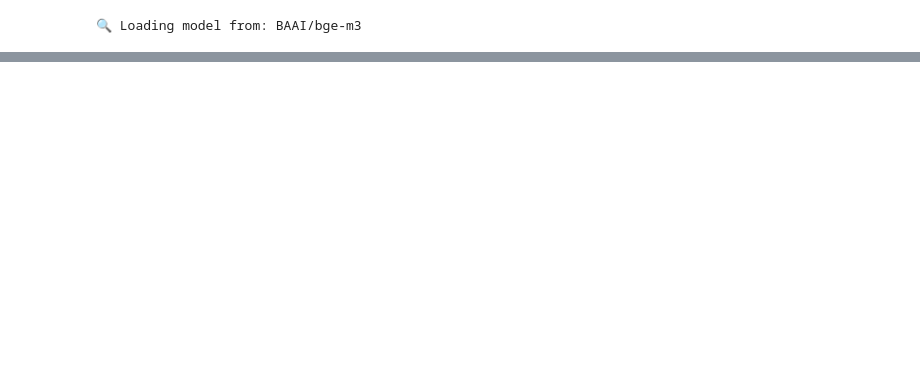
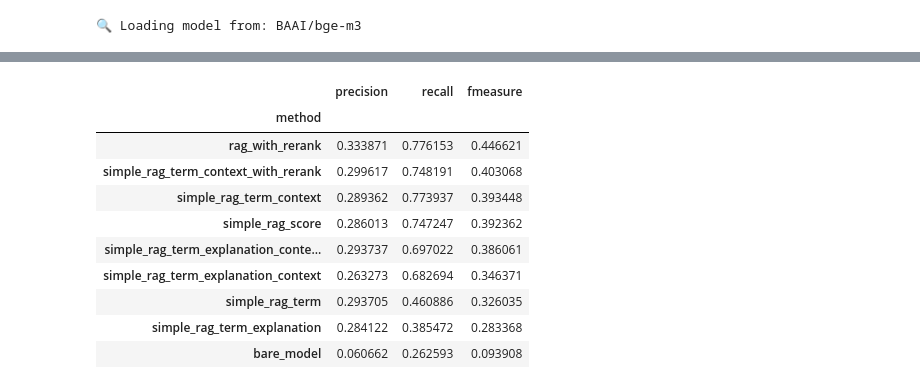
Before and after one commit to datanooblol/broai-arai, a Jupyter notebook: backend/02-onlineflow.ipynb, the cells around one changed output, grey strips where cells are left out. Cells and saved outputs as stored; diff of their text form; code cells hidden in the pictures; blank space fills up the shorter version.

```diff
--- a/backend/02-onlineflow.ipynb
+++ b/backend/02-onlineflow.ipynb
@@ -345,0 +462,20 @@ I couldn't find any information about "DiscoVLA." However, I found that VLA stan
+# %%
+question_type = [obj for idx, obj in enumerate(trainset) if obj['type']!='acronym']
+mask = experiments['question'].isin([qt['question'] for qt in question_type])
+experiments.loc[mask,:].groupby('method').agg(
+    precision=pd.NamedAgg(column='precision', aggfunc='mean'),
+    recall=pd.NamedAgg(column='recall', aggfunc='mean'),
+    fmeasure=pd.NamedAgg(column='fmeasure', aggfunc='mean'),
+).sort_values("fmeasure", ascending=False)
+# %% [output]
+|  | precision | recall | fmeasure |
+| method |  |  |  |
+| rag_with_rerank | 0.333871 | 0.776153 | 0.446621 |
+| simple_rag_term_context_with_rerank | 0.299617 | 0.748191 | 0.403068 |
+| simple_rag_term_context | 0.289362 | 0.773937 | 0.393448 |
+| simple_rag_score | 0.286013 | 0.747247 | 0.392362 |
+| simple_rag_term_explanation_conte... | 0.293737 | 0.697022 | 0.386061 |
+| simple_rag_term_explanation_context | 0.263273 | 0.682694 | 0.346371 |
+| simple_rag_term | 0.293705 | 0.460886 | 0.326035 |
+| simple_rag_term_explanation | 0.284122 | 0.385472 | 0.283368 |
+| bare_model | 0.060662 | 0.262593 | 0.093908 |
```
Also changed, not shown: parts of 21 cells of this notebook, 2 other files.
